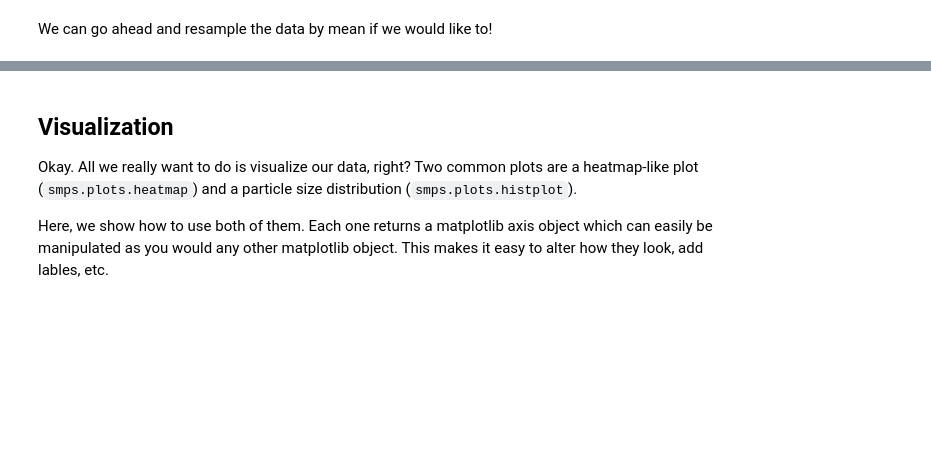
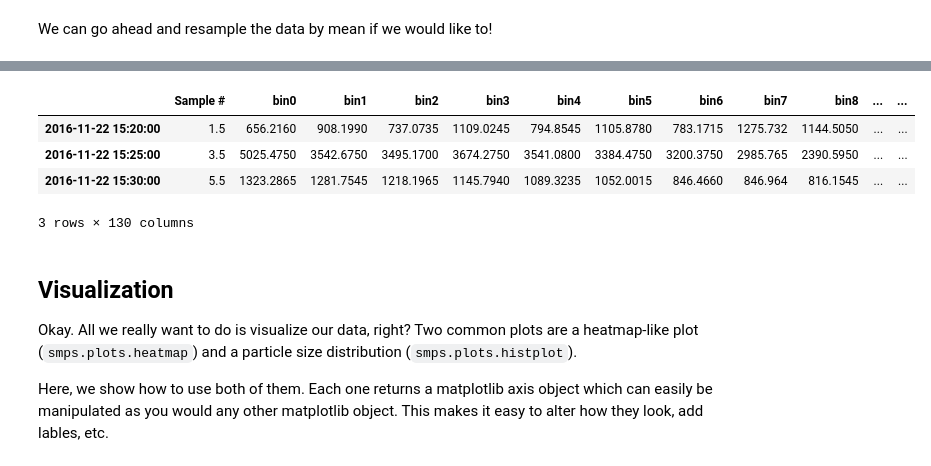
Before and after one commit to quant-aq/py-smps, a Jupyter notebook: examples/Visualize SMPS Data using py-smsps.ipynb, the cells around one changed output, grey strips where cells are left out. Drawn from its saved outputs; the diff is of its cells as text; code cells hidden in the pictures; blank space fills up the shorter version.

```diff
--- a/examples/Visualize SMPS Data using py-smsps.ipynb
+++ b/examples/Visualize SMPS Data using py-smsps.ipynb
@@ -134,3 +151,13 @@ data.raw.resample('10min').mean().head(3)
+# %%
+bos.resample("5min")
+
+bos.raw.head(3)
+# %% [output]
+|  | Sample # | bin0 | bin1 | bin2 | bin3 | bin4 | bin5 | bin6 | bin7 | bin8 | ... | ... |
+| 2016-11-22 15:20:00 | 1.5 | 656.2160 | 908.1990 | 737.0735 | 1109.0245 | 794.8545 | 1105.8780 | 783.1715 | 1275.732 | 1144.5050 | ... | ... |
+| 2016-11-22 15:25:00 | 3.5 | 5025.4750 | 3542.6750 | 3495.1700 | 3674.2750 | 3541.0800 | 3384.4750 | 3200.3750 | 2985.765 | 2390.5950 | ... | ... |
+| 2016-11-22 15:30:00 | 5.5 | 1323.2865 | 1281.7545 | 1218.1965 | 1145.7940 | 1089.3235 | 1052.0015 | 846.4660 | 846.964 | 816.1545 | ... | ... |
+3 rows × 130 columns
 # %% [markdown]
 ## Visualization
 
```
Also changed, not shown: parts of 13 cells of this notebook, 6 other files.
